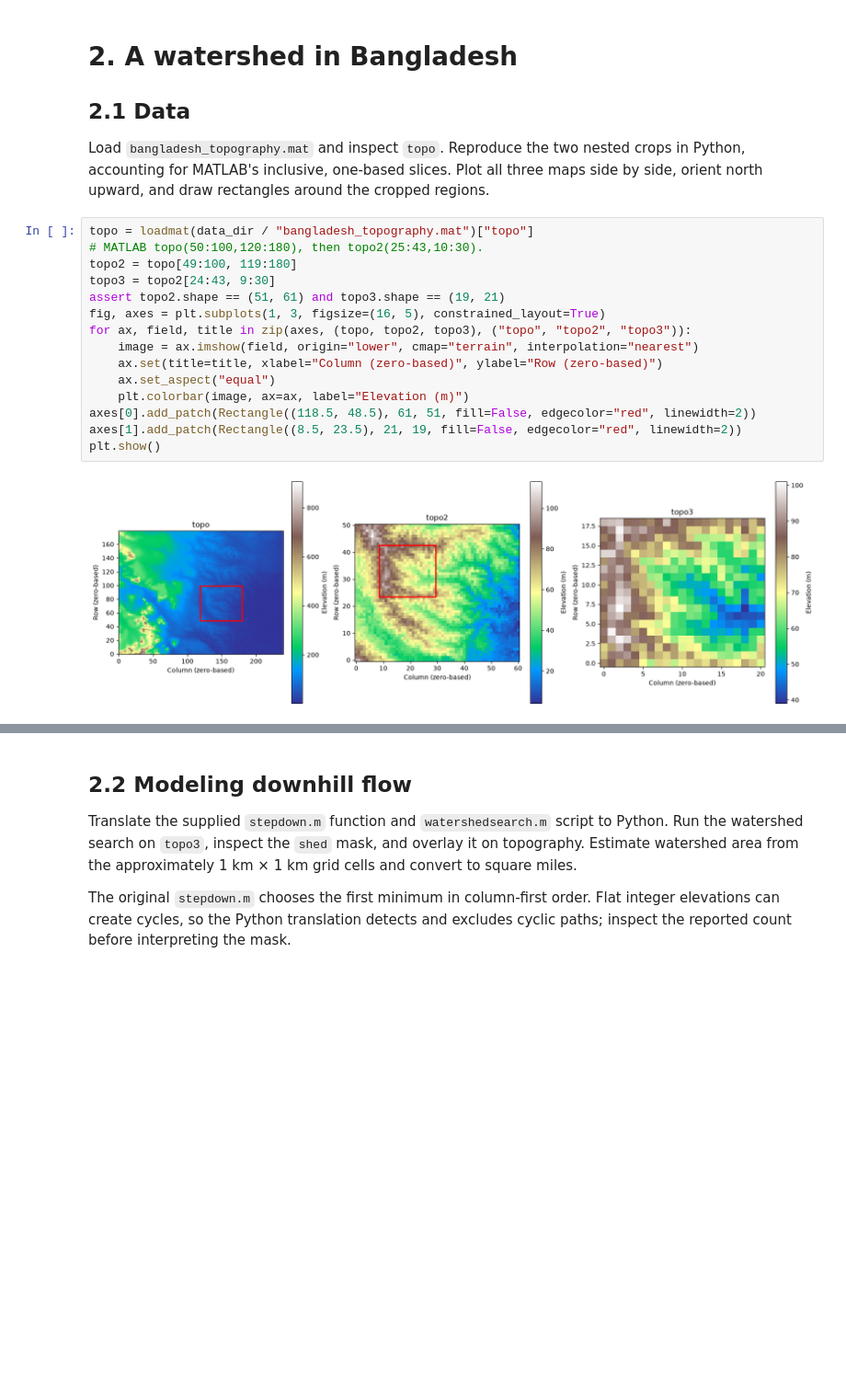
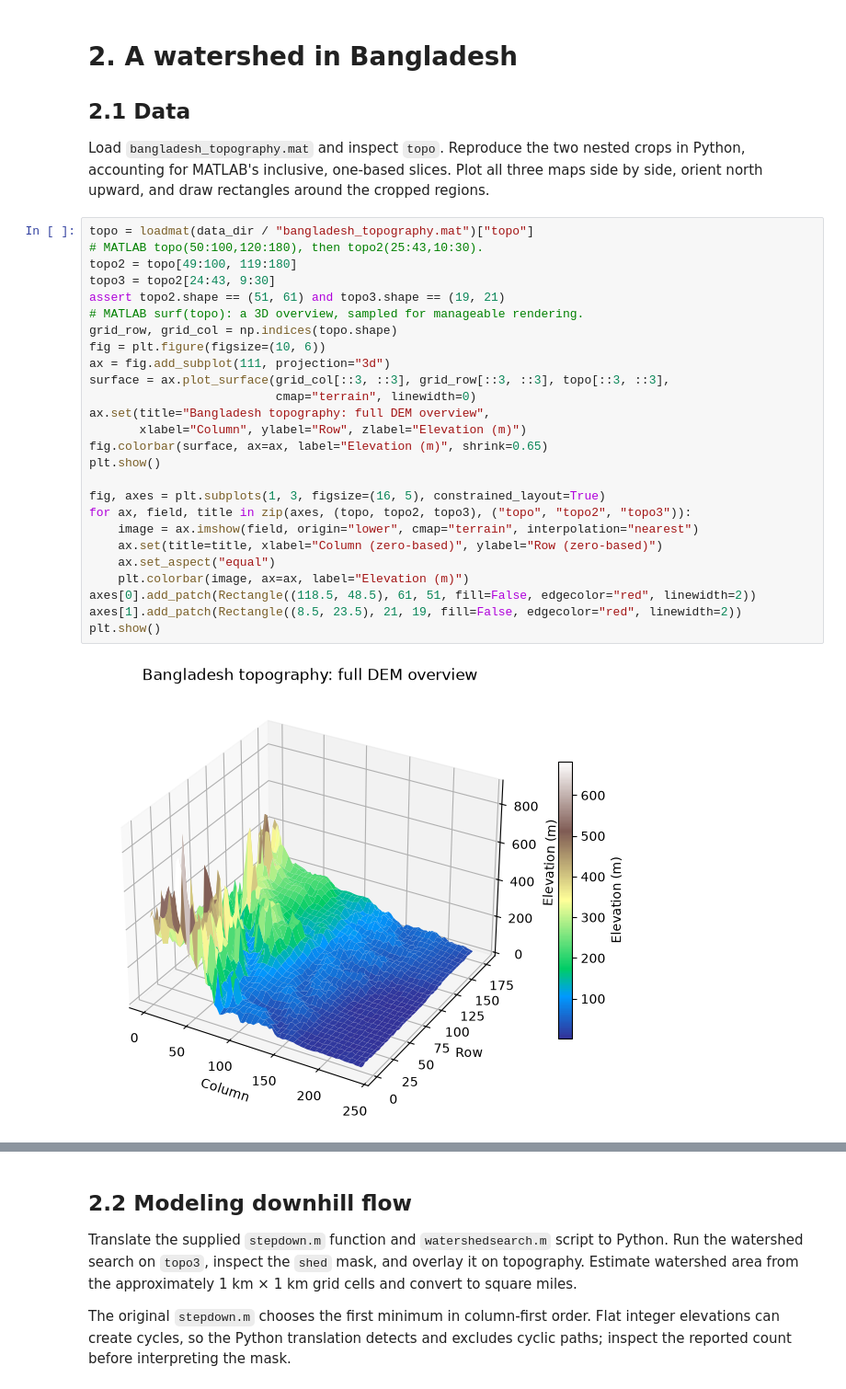
Before and after one commit to AaronScherf/ai-sandbox-master, a Jupyter notebook: ai-sandbox/academic-hub/academic_resources/env-science/labs/lab_3/lab_3_notebook.ipynb, the cells around one changed output, grey strips where cells are left out. Shown at 92% size. Drawn from its saved outputs; the diff is of its cells as text; blank space fills up the shorter version.

```diff
--- a/ai-sandbox/academic-hub/academic_resources/env-science/labs/lab_3/lab_3_notebook.ipynb
+++ b/ai-sandbox/academic-hub/academic_resources/env-science/labs/lab_3/lab_3_notebook.ipynb
@@ -366,17 +407,28 @@ Load `bangladesh_topography.mat` and inspect `topo`. Reproduce the two nested cr
 # %%
 topo = loadmat(data_dir / "bangladesh_topography.mat")["topo"]
 # MATLAB topo(50:100,120:180), then topo2(25:43,10:30).
 topo2 = topo[49:100, 119:180]
 topo3 = topo2[24:43, 9:30]
 assert topo2.shape == (51, 61) and topo3.shape == (19, 21)
+# MATLAB surf(topo): a 3D overview, sampled for manageable rendering.
+grid_row, grid_col = np.indices(topo.shape)
+fig = plt.figure(figsize=(10, 6))
+ax = fig.add_subplot(111, projection="3d")
+surface = ax.plot_surface(grid_col[::3, ::3], grid_row[::3, ::3], topo[::3, ::3],
+                          cmap="terrain", linewidth=0)
+ax.set(title="Bangladesh topography: full DEM overview",
+       xlabel="Column", ylabel="Row", zlabel="Elevation (m)")
+fig.colorbar(surface, ax=ax, label="Elevation (m)", shrink=0.65)
+plt.show()
+
 fig, axes = plt.subplots(1, 3, figsize=(16, 5), constrained_layout=True)
 for ax, field, title in zip(axes, (topo, topo2, topo3), ("topo", "topo2", "topo3")):
     image = ax.imshow(field, origin="lower", cmap="terrain", interpolation="nearest")
     ax.set(title=title, xlabel="Column (zero-based)", ylabel="Row (zero-based)")
     ax.set_aspect("equal")
     plt.colorbar(image, ax=ax, label="Elevation (m)")
 axes[0].add_patch(Rectangle((118.5, 48.5), 61, 51, fill=False, edgecolor="red", linewidth=2))
 axes[1].add_patch(Rectangle((8.5, 23.5), 21, 19, fill=False, edgecolor="red", linewidth=2))
 plt.show()
 # %% [output]
-[figure, old version]
+[figure, new version]
```
Also changed, not shown: parts of 9 cells of this notebook.
